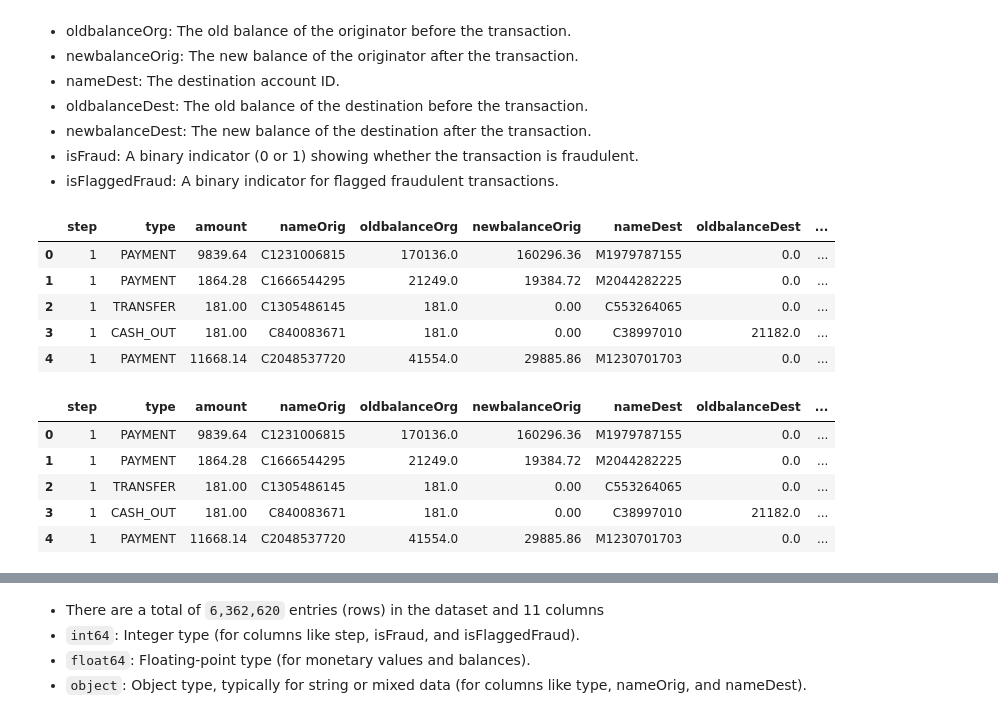
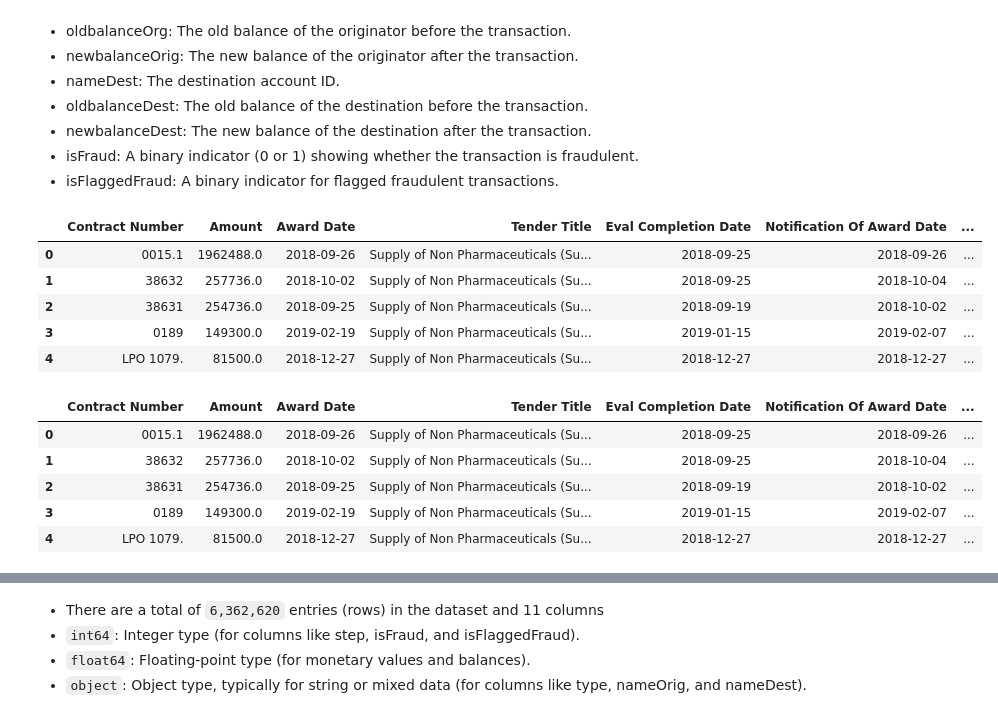
Before and after one commit to ProcureGuardAI/Fraud-Detection-Machine-Learning, a Jupyter notebook: index.ipynb, the cells around one changed output, grey strips where cells are left out. Drawn from its saved outputs; the diff is of its cells as text; code cells hidden in the pictures.

```diff
--- a/index.ipynb
+++ b/index.ipynb
@@ -82,27 +68,27 @@ import matplotlib.pyplot as plt
 # %%
 # A function to load the data
 class LoadData():
     def load_data(self,df):
-        self.df= pd.read_csv(df)
+        self.df= pd.read_excel(df)
         return self.df
 
 data = LoadData()
-data_path = "Fraud-Data.csv"
+data_path = "published_contracts.xlsx"
 df = data.load_data(data_path)
 # Display teh first five rows in the dataset
 df.head()
 # %% [output]
-|  | step | type | amount | nameOrig | oldbalanceOrg | newbalanceOrig | nameDest | oldbalanceDest | ... |
-| 0 | 1 | PAYMENT | 9839.64 | C1231006815 | 170136.0 | 160296.36 | M1979787155 | 0.0 | ... |
-| 1 | 1 | PAYMENT | 1864.28 | C1666544295 | 21249.0 | 19384.72 | M2044282225 | 0.0 | ... |
-| 2 | 1 | TRANSFER | 181.00 | C1305486145 | 181.0 | 0.00 | C553264065 | 0.0 | ... |
-| 3 | 1 | CASH_OUT | 181.00 | C840083671 | 181.0 | 0.00 | C38997010 | 21182.0 | ... |
-| 4 | 1 | PAYMENT | 11668.14 | C2048537720 | 41554.0 | 29885.86 | M1230701703 | 0.0 | ... |
+|  | Contract Number | Amount | Award Date | Tender Title | Eval Completion Date | Notification Of Award Date | ... |
+| 0 | 0015.1 | 1962488.0 | 2018-09-26 | Supply of Non Pharmaceuticals (Su... | 2018-09-25 | 2018-09-26 | ... |
+| 1 | 38632 | 257736.0 | 2018-10-02 | Supply of Non Pharmaceuticals (Su... | 2018-09-25 | 2018-10-04 | ... |
+| 2 | 38631 | 254736.0 | 2018-09-25 | Supply of Non Pharmaceuticals (Su... | 2018-09-19 | 2018-10-02 | ... |
+| 3 | 0189 | 149300.0 | 2019-02-19 | Supply of Non Pharmaceuticals (Su... | 2019-01-15 | 2019-02-07 | ... |
+| 4 | LPO 1079. | 81500.0 | 2018-12-27 | Supply of Non Pharmaceuticals (Su... | 2018-12-27 | 2018-12-27 | ... |
 # %%
 class DataUndersatnding():
 
     def load_data(self, path):
-        self.df= pd.read_csv(path)
+        self.df= pd.read_excel(path)
         return self.df
 
     def data_understanding(self, df):
@@ -147,16 +133,16 @@ class DataUndersatnding():
 # Initialize the Data Understanding Class
 
 data = DataUndersatnding()
-path ="Fraud-Data.csv"
+path ="published_contracts.xlsx"
 df = data.load_data(path)
 df.head()
 # %% [output]
-|  | step | type | amount | nameOrig | oldbalanceOrg | newbalanceOrig | nameDest | oldbalanceDest | ... |
-| 0 | 1 | PAYMENT | 9839.64 | C1231006815 | 170136.0 | 160296.36 | M1979787155 | 0.0 | ... |
-| 1 | 1 | PAYMENT | 1864.28 | C1666544295 | 21249.0 | 19384.72 | M2044282225 | 0.0 | ... |
-| 2 | 1 | TRANSFER | 181.00 | C1305486145 | 181.0 | 0.00 | C553264065 | 0.0 | ... |
-| 3 | 1 | CASH_OUT | 181.00 | C840083671 | 181.0 | 0.00 | C38997010 | 21182.0 | ... |
-| 4 | 1 | PAYMENT | 11668.14 | C2048537720 | 41554.0 | 29885.86 | M1230701703 | 0.0 | ... |
+|  | Contract Number | Amount | Award Date | Tender Title | Eval Completion Date | Notification Of Award Date | ... |
+| 0 | 0015.1 | 1962488.0 | 2018-09-26 | Supply of Non Pharmaceuticals (Su... | 2018-09-25 | 2018-09-26 | ... |
+| 1 | 38632 | 257736.0 | 2018-10-02 | Supply of Non Pharmaceuticals (Su... | 2018-09-25 | 2018-10-04 | ... |
+| 2 | 38631 | 254736.0 | 2018-09-25 | Supply of Non Pharmaceuticals (Su... | 2018-09-19 | 2018-10-02 | ... |
+| 3 | 0189 | 149300.0 | 2019-02-19 | Supply of Non Pharmaceuticals (Su... | 2019-01-15 | 2019-02-07 | ... |
+| 4 | LPO 1079. | 81500.0 | 2018-12-27 | Supply of Non Pharmaceuticals (Su... | 2018-12-27 | 2018-12-27 | ... |
 # %%
 # Call the data understanding function
 data.data_understanding(df)
```
Also changed, not shown: parts of 18 cells of this notebook.
